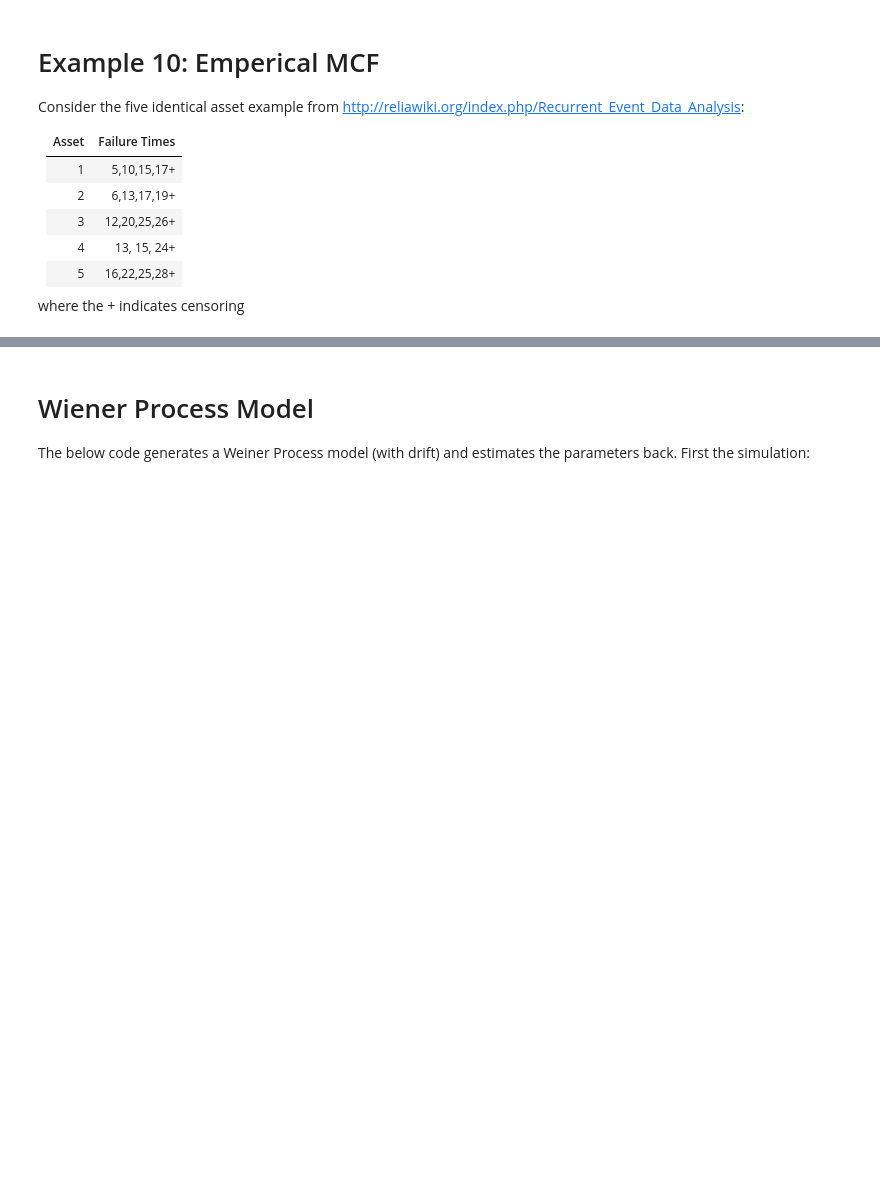
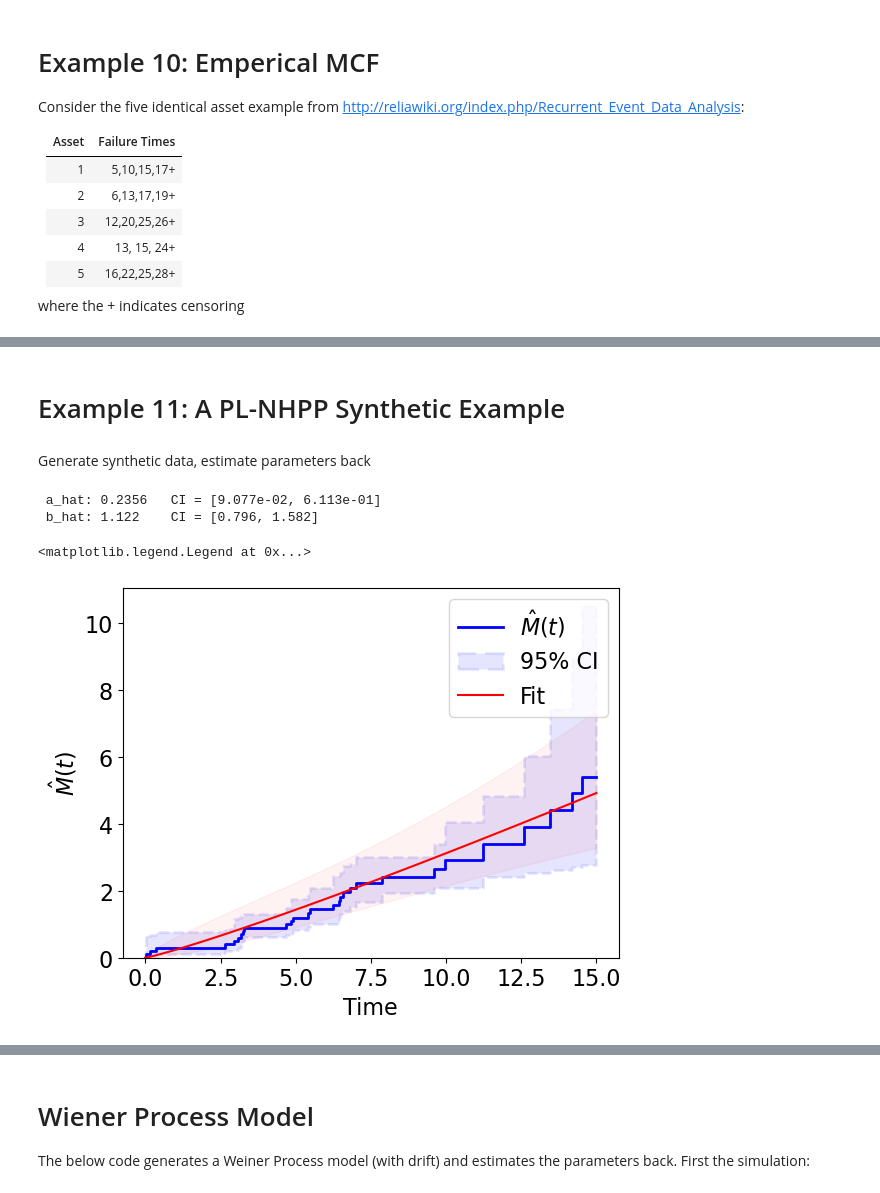
Before and after one commit to cholette/reliability, a Jupyter notebook: Python/reliabilty_and_mle_examples.ipynb, the cells around one changed output, grey strips where cells are left out. Cells and saved outputs as stored; diff of their text form; code cells hidden in the pictures; blank space fills up the shorter version.

```diff
--- a/Python/reliabilty_and_mle_examples.ipynb
+++ b/Python/reliabilty_and_mle_examples.ipynb
@@ -309 +311,29 @@ Warning: inserting nan for t==0 since logM(t) is undefined.
+# %% [markdown]
+# Example 11: A PL-NHPP Synthetic Example
+# %% [markdown]
+Generate synthetic data, estimate parameters back
+# %%
+crow_synthetic = rp.power_law_nhpp(0.1,1.5)
+M = 10
+T = [5,15,10,8,7]*2 # suspension time
+t_grid = np.linspace(1e-6*max(T),max(T),100)
+synthetic_data = crow_synthetic.random_arrival_times(T,size=M)
+t,M,ML,MU,fig,ax = rpp.empirical_mean_cumulative_function( synthetic_data,
+                                                        suspension_times=T,
+                                                        confidence_interval="logit",
+                                                        plot=True)
+p_hat,p_ci,p_cov = crow_synthetic.fit(synthetic_data,truncation_times=T)
+crow_synthetic.parameters=p_hat
+ML_fit,MU_fit = crow_synthetic.mcf_confidence_interval(t_grid,p_cov,ndt_kwds={'method':'complex','order':4})
+print(f" a_hat:\t{p_hat[0]:.4f}\t CI = [{p_ci[0,0]:.3e}, {p_ci[0,1]:.3e}] \n b_hat:\t{p_hat[1]:.3f}\t CI = [{p_ci[1,0]:.3f}, {p_ci[1,1]:.3f}]")
+
+
+ax.plot(t_grid,crow_synthetic.cumulative_intensity(t_grid),color='red',label="Fit")
+ax.fill_between(t_grid,ML_fit,MU_fit,color='red',alpha=0.05)
+ax.legend()
+# %% [output]
+ a_hat: 0.2356   CI = [9.077e-02, 6.113e-01]
+ b_hat: 1.122    CI = [0.796, 1.582]
+<matplotlib.legend.Legend at 0x...>
+[figure, added]
 # %% [markdown]
```
Also changed, not shown: parts of 19 cells of this notebook, 3 other files.
